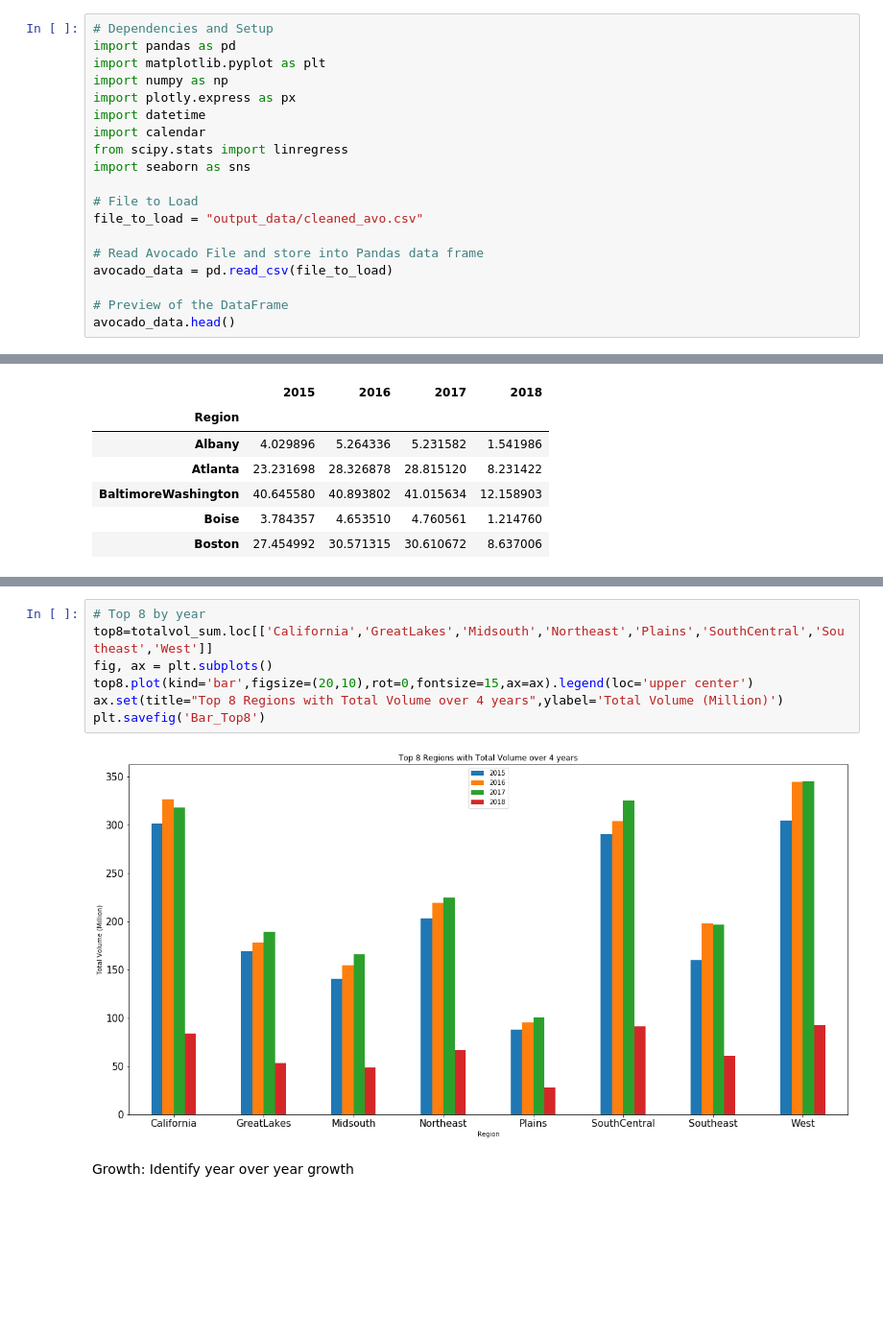
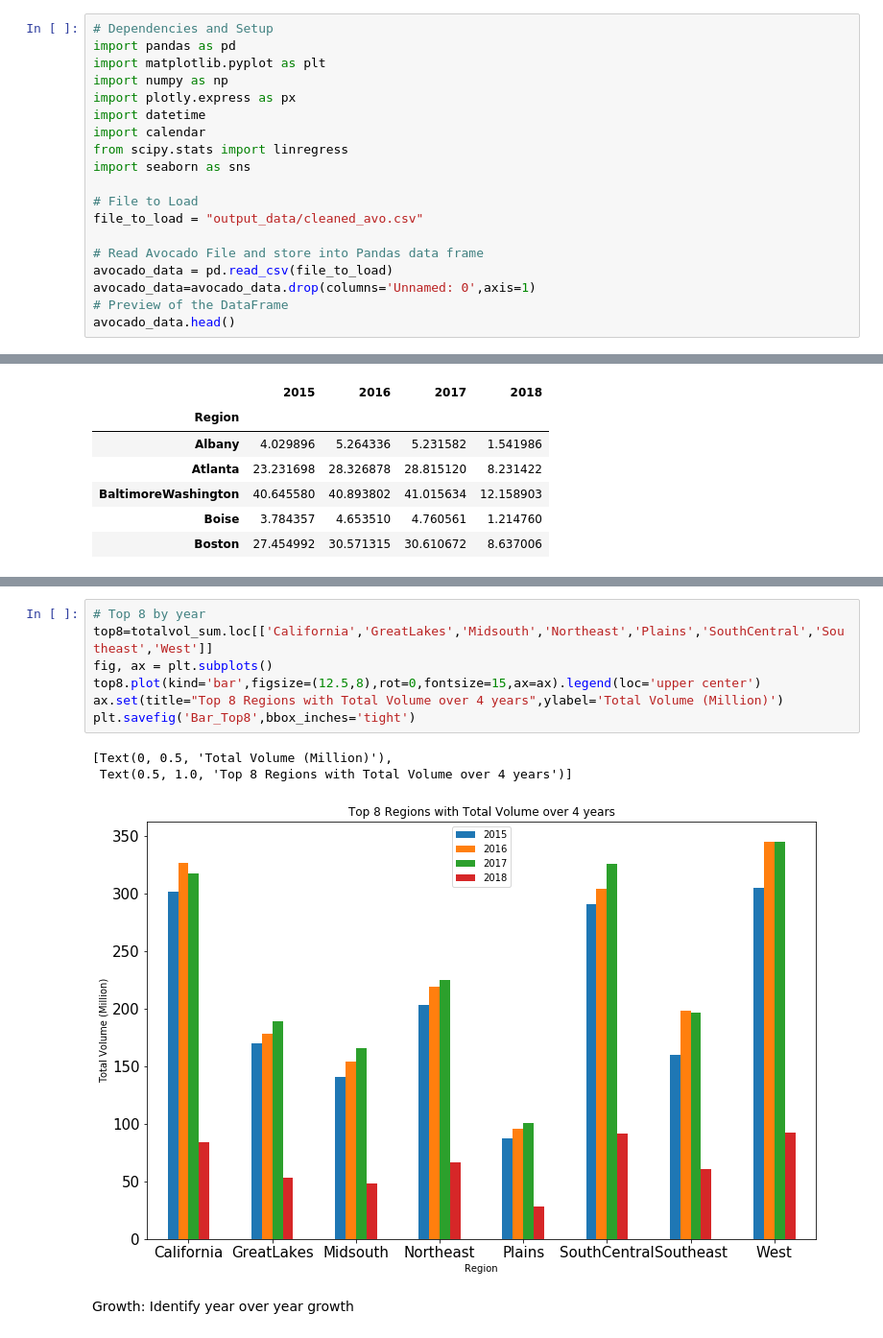
Before and after one commit to busy0312/Porject-1_-Team5, a Jupyter notebook: copy of data analysis.ipynb, the cells around one changed output, grey strips where cells are left out. Shown at 96% size. Drawn from its saved outputs; the diff is of its cells as text; blank space fills up the shorter version.

Commit message:
Saved Graphs

```diff
--- a/copy of data analysis.ipynb
+++ b/copy of data analysis.ipynb
@@ -16,7 +16,7 @@ file_to_load = "output_data/cleaned_avo.csv"
 
 # Read Avocado File and store into Pandas data frame
 avocado_data = pd.read_csv(file_to_load)
-
+avocado_data=avocado_data.drop(columns='Unnamed: 0',axis=1)
 # Preview of the DataFrame
 avocado_data.head()
 # %% [output]
@@ -142,12 +142,14 @@ plt.show()
 # %%
 # Top 8 by year
 top8=totalvol_sum.loc[['California','GreatLakes','Midsouth','Northeast','Plains','SouthCentral','Southeast','West']]
 fig, ax = plt.subplots()
-top8.plot(kind='bar',figsize=(20,10),rot=0,fontsize=15,ax=ax).legend(loc='upper center')
+top8.plot(kind='bar',figsize=(12.5,8),rot=0,fontsize=15,ax=ax).legend(loc='upper center')
 ax.set(title="Top 8 Regions with Total Volume over 4 years",ylabel='Total Volume (Million)')
-plt.savefig('Bar_Top8')
+plt.savefig('Bar_Top8',bbox_inches='tight')
 # %% [output]
+[Text(0, 0.5, 'Total Volume (Million)'),
+ Text(0.5, 1.0, 'Top 8 Regions with Total Volume over 4 years')]
-[figure, old version]
+[figure, new version]
 # %% [markdown]
 Growth: Identify year over year growth
 # %%
```
Also changed, not shown: parts of 8 cells of this notebook, 11 other files.
